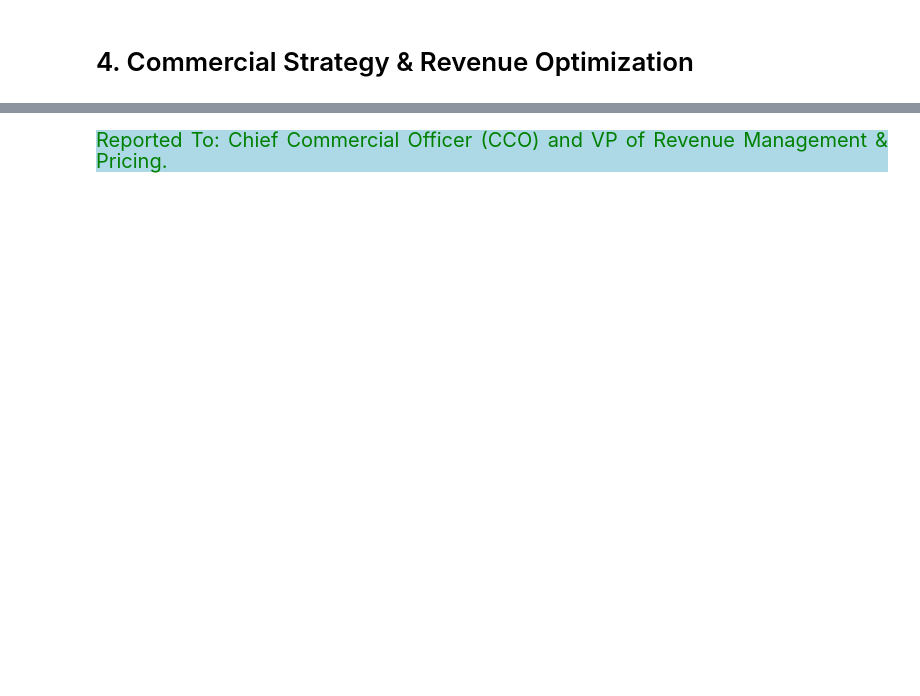
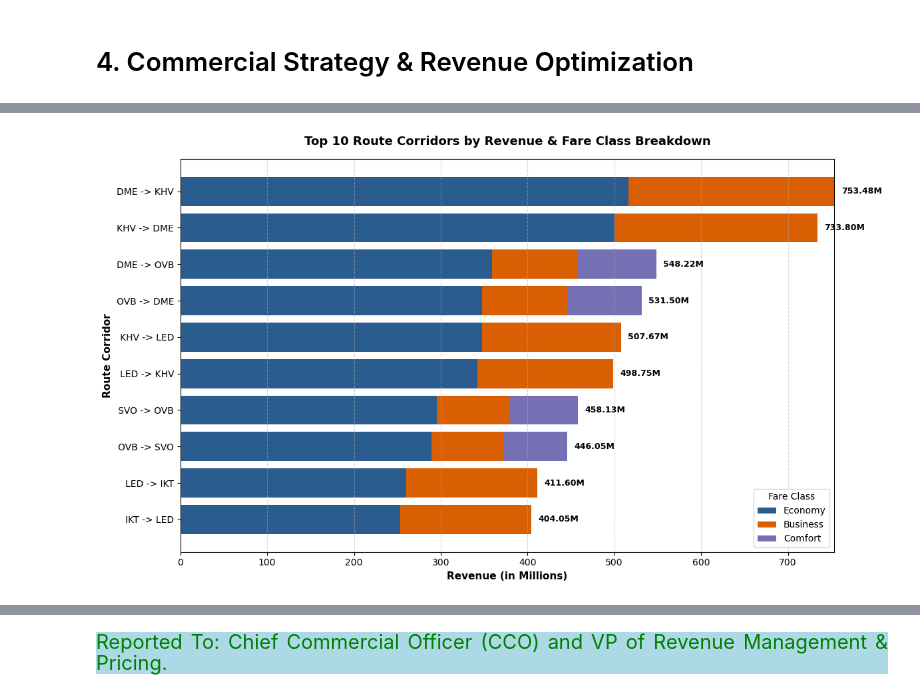
Before and after one commit to Kartika-Nidhi/Airlines_Operation_Analysis_SQL, a Jupyter notebook: AirlinesAnalysisSQl.ipynb, the cells around one changed output, grey strips where cells are left out. Saved outputs shown, nothing was run; the diff lists cells and outputs as text; code cells hidden in the pictures; blank space fills up the shorter version.

Commit message:
Revenue analysis 1/2 completed

```diff
--- a/AirlinesAnalysisSQl.ipynb
+++ b/AirlinesAnalysisSQl.ipynb
@@ -510,0 +513,19 @@ Description: Evaluates financial performance using ticket_flights joined with fl
+# %%
+query = """
+SELECT
+    CONCAT(flt.departure_airport, ' -> ', flt.arrival_airport) AS route,
+    ROUND(SUM(CASE WHEN tflt.fare_conditions = 'Economy' THEN tflt.amount ELSE 0 END) / 1000000, 2) AS economy_revenue_m,
+    ROUND(SUM(CASE WHEN tflt.fare_conditions = 'Business' THEN tflt.amount ELSE 0 END) / 1000000, 2) AS business_revenue_m,
+    ROUND(SUM(CASE WHEN tflt.fare_conditions = 'Comfort' THEN tflt.amount ELSE 0 END) / 1000000, 2) AS comfort_revenue_m,
+    ROUND(SUM(tflt.amount) / 1000000, 2) AS total_route_revenue_m
+
+FROM flights AS flt
+INNER JOIN ticket_flights AS tflt
+    ON flt.flight_id = tflt.flight_id
+GROUP BY route
+ORDER BY total_route_revenue_m DESC
+LIMIT 10;
+"""
+
+revenue = pd.read_sql(query, engine)
+revenue
@@ -510,0 +544,35 @@ Description: Evaluates financial performance using ticket_flights joined with fl
+# %%
+import matplotlib.pyplot as plt
+
+
+revenue_sorted = revenue.sort_values(by='total_route_revenue_m', ascending=True)
+
+# Plot stacked horizontal bar chart
+fig, ax = plt.subplots(figsize=(12, 7))
+
+bars1 = ax.barh(revenue_sorted['route'], revenue_sorted['economy_revenue_m'], label='Economy', color='#2b5c8f')
+bars2 = ax.barh(revenue_sorted['route'], revenue_sorted['business_revenue_m'], left=revenue_sorted['economy_revenue_m'], label='Business', color='#d95f02')
+bars3 = ax.barh(revenue_sorted['route'], revenue_sorted['comfort_revenue_m'], left=revenue_sorted['economy_revenue_m'] + revenue_sorted['business_revenue_m'], label='Comfort', color='#7570b3')
+
+# Formatting and Labels
+ax.set_xlabel('Revenue (in Millions)', fontsize=11, fontweight='bold')
+ax.set_ylabel('Route Corridor', fontsize=11, fontweight='bold')
+ax.set_title('Top 10 Route Corridors by Revenue & Fare Class Breakdown', fontsize=13, fontweight='bold', pad=15)
+ax.legend(title='Fare Class', frameon=True)
+ax.grid(axis='x', linestyle='--', alpha=0.5)
+
+
+for idx, row in revenue_sorted.iterrows():
+    ax.text(
+        row['total_route_revenue_m'] + 8,
+        row['route'],
+        f"{row['total_route_revenue_m']:.2f}M",
+        va='center',
+        fontsize=9,
+        fontweight='bold'
+    )
+
+plt.tight_layout()
+plt.show()
+# %% [output]
+[figure, added]
```
Also changed, not shown: parts of 5 cells of this notebook.
